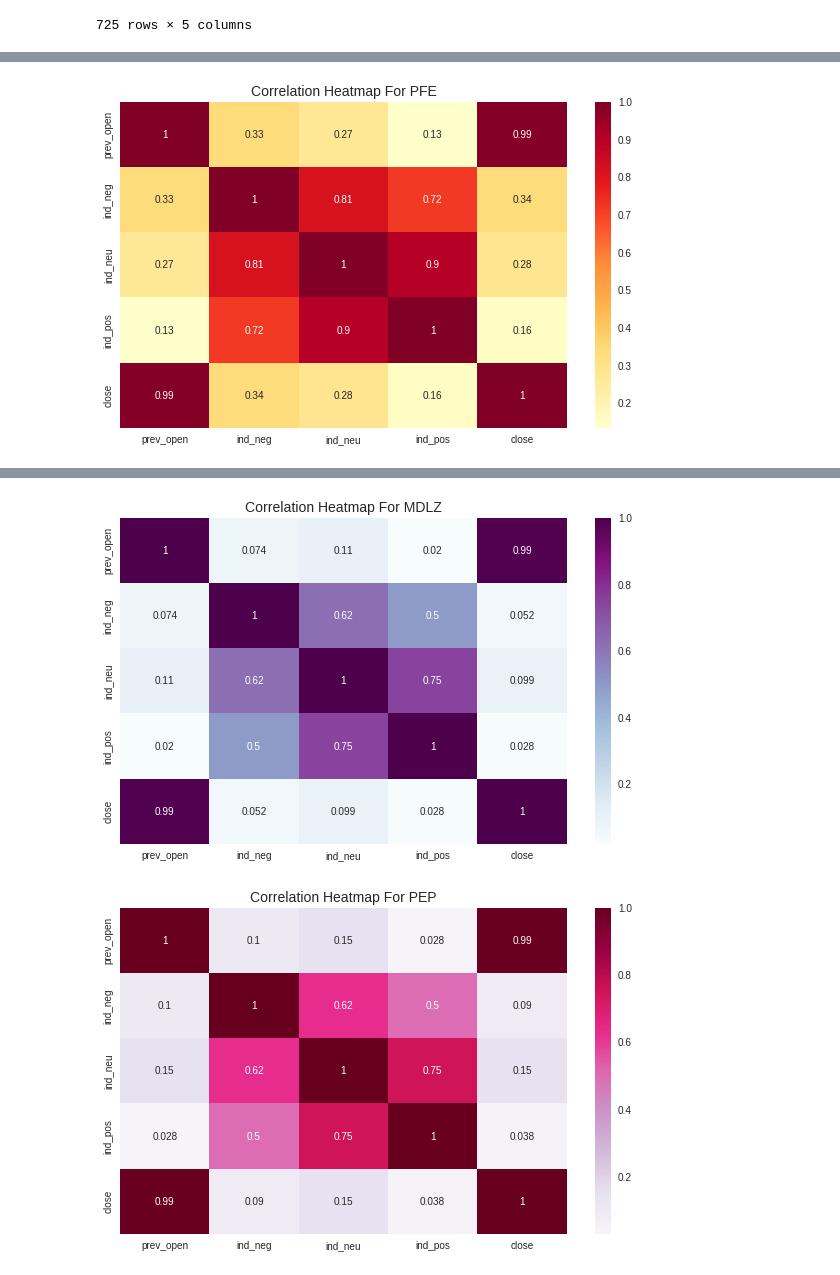
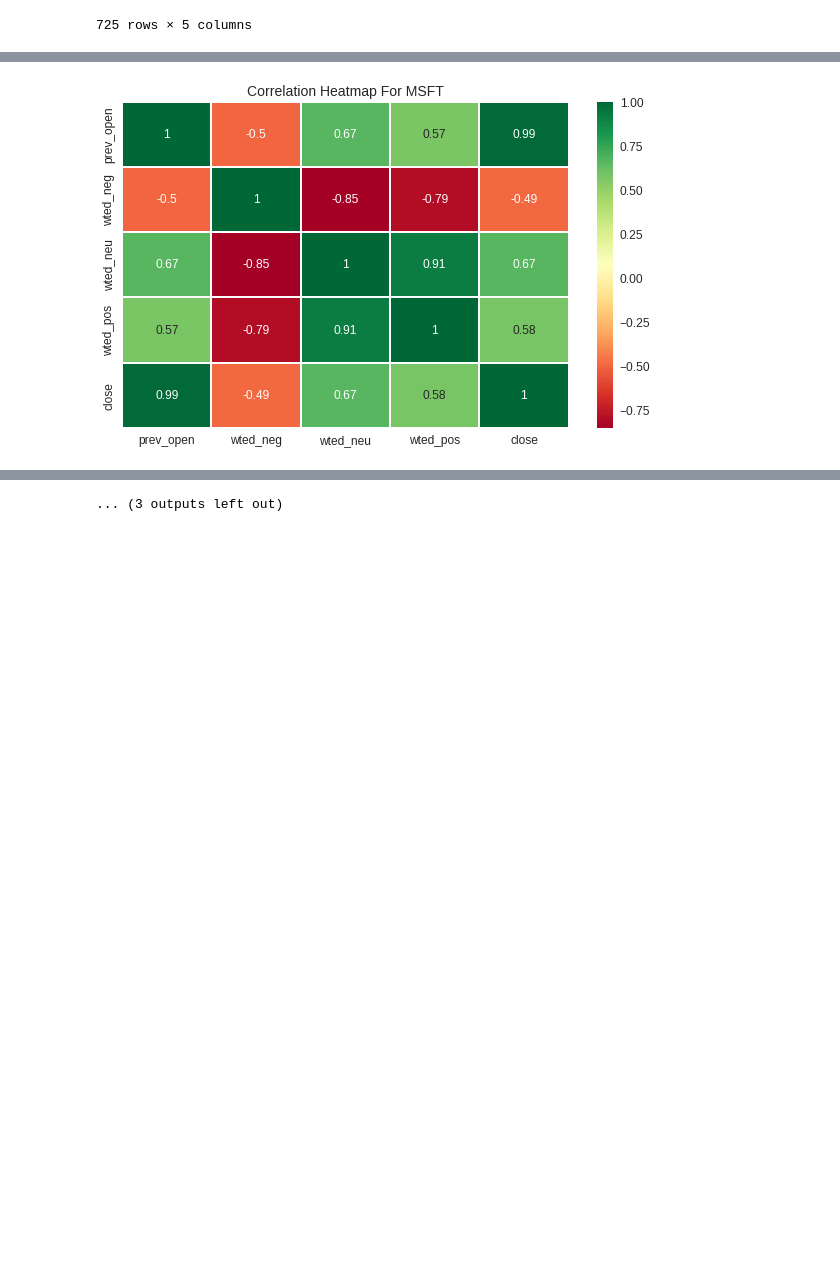
Before and after one commit to svishakan/Social-Media-Based-Stock-Market-Analysis, a Jupyter notebook: Spark Streaming/FinalCatBoostRegressor.ipynb, the cells around one changed output, grey strips where cells are left out. Drawn from its saved outputs; the diff is of its cells as text; code cells hidden in the pictures; blank space fills up the shorter version.

```diff
--- a/Spark Streaming/FinalCatBoostRegressor.ipynb
+++ b/Spark Streaming/FinalCatBoostRegressor.ipynb
@@ -314,10 +456,24 @@ norm_dfs['TSLA'].head()
 # %%
-def plot_corr_heatmaps(categories, tickers, norm_dfs):
+def plot_corr_heatmaps(categories, tickers, norm_dfs, save=False):
     cmaps = ['YlOrBr', 'YlOrRd', 'YlGnBu', 'PuBuGn', 'OrRd', 'PuRd', 'RdPu', 'BuPu', 'GnBu']
     for category in categories:
         for ticker in tickers[category]:
             plt.figure(figsize=(10,6))
-            sns.heatmap(norm_dfs[ticker].corr(),cmap=random.choice(cmaps),annot=True)
+            sns.heatmap(norm_dfs[ticker].corr('spearman'),cmap='RdYlGn',annot=True, linewidths=0.2)
             plt.title(f'Correlation Heatmap For {ticker}', fontsize=14)
+            if save == True and ticker in ['TSLA', 'XOM', 'AAPL', 'MRNA']:
+                plt.savefig(f'images/correlation-heatmap-{ticker}', transparent=True, dpi=400)
             plt.show()
+# %%
+SMALL_SIZE = 12
+MEDIUM_SIZE = 12
+BIGGER_SIZE = 12
+
+plt.rc('font', size=SMALL_SIZE)          # controls default text sizes
+plt.rc('axes', titlesize=SMALL_SIZE)     # fontsize of the axes title
+plt.rc('axes', labelsize=MEDIUM_SIZE)    # fontsize of the x and y labels
+plt.rc('xtick', labelsize=SMALL_SIZE)    # fontsize of the tick labels
+plt.rc('ytick', labelsize=SMALL_SIZE)    # fontsize of the tick labels
+plt.rc('legend', fontsize=SMALL_SIZE)    # legend fontsize
+plt.rc('figure', titlesize=BIGGER_SIZE)  # fontsize of the figure titl
 # %%
@@ -340,15 +589,15 @@ plot_corr_heatmaps(categories, tickers, norm_dfs)
 # %%
-def add_prev_day_open(merged_dfs):
+def add_prev_day_open(categories, tickers, merged_dfs):
     prev_open_dfs = dict()
 
     for category in categories:
         for ticker in tickers[category]:
 
             t_df = merged_dfs[ticker].copy(deep = True)
-            t_df = t_df.drop(columns = ['high', 'low', 'count', 'wted_neg', 'wted_neu', 'wted_pos', \
+            t_df = t_df.drop(columns = ['high', 'low', 'count', 'ind_neg', 'ind_neu', 'ind_pos', \
                                        'neg_counts', 'neu_counts', 'pos_counts'])
 
-            t_minus1_df = t_df.copy(deep = True).drop(columns = ['close', 'ind_neg', 'ind_neu', 'ind_pos'])
+            t_minus1_df = t_df.copy(deep = True).drop(columns = ['close', 'wted_neg', 'wted_neu', 'wted_pos'])
 
             t_minus1_df['date'] = t_minus1_df['date'] + datetime.timedelta(1)
 
@@ -356,11 +605,13 @@ def add_prev_day_open(merged_dfs):
 
             prev_open_df = pd.merge(t_df, t_minus1_df, on = ['date'])
 
-            prev_open_df = prev_open_df[['date', 'open', 'ind_neg', 'ind_neu', 'ind_pos', 'close']]
+            prev_open_df = prev_open_df[['date', 'open', 'wted_neg', 'wted_neu', 'wted_pos', 'close']]
 
             prev_open_df = prev_open_df.rename(columns = {'open': 'prev_open'})
 
-            prev_open_dfs[ticker] = prev_open_df
+            #prev_open_df = prev_open_df.drop(columns = ['prev_open'])
+
+            prev_open_dfs[ticker] = prev_open_df.copy(deep=True)
 
             del prev_open_df #Perform GC
 
@@ -368,5 +645,5 @@ def add_prev_day_open(merged_dfs):
 # %%
-prev_open_dfs = add_prev_day_open(merged_dfs)
+prev_open_dfs = add_prev_day_open(categories, tickers, merged_dfs)
 
 prev_open_dfs['TSLA']
 # %% [output]
@@ -404,5 +685,5 @@ Data dimensions for MDLZ: (729, 5)
 
 Data dimensions for PEP: (729, 5)
 # %%
-plot_corr_heatmaps(categories, tickers, prev_open_norm_dfs)
+plot_corr_heatmaps(categories, tickers, prev_open_norm_dfs, save=False)
 # %% [output]
@@ -417 +698 @@ plot_corr_heatmaps(categories, tickers, prev_open_norm_dfs)
-[figure, old version]
+[figure, new version]
@@ -421,5 +702,4 @@ plot_corr_heatmaps(categories, tickers, prev_open_norm_dfs)
-[figure, removed]
-[figure, removed]
+... (3 outputs left out)
 # %%
 def RMSE(y_true, y_pred):
     MSE = mse(y_true, y_pred)
```
Also changed, not shown: parts of 35 cells of this notebook, 26 other files.
